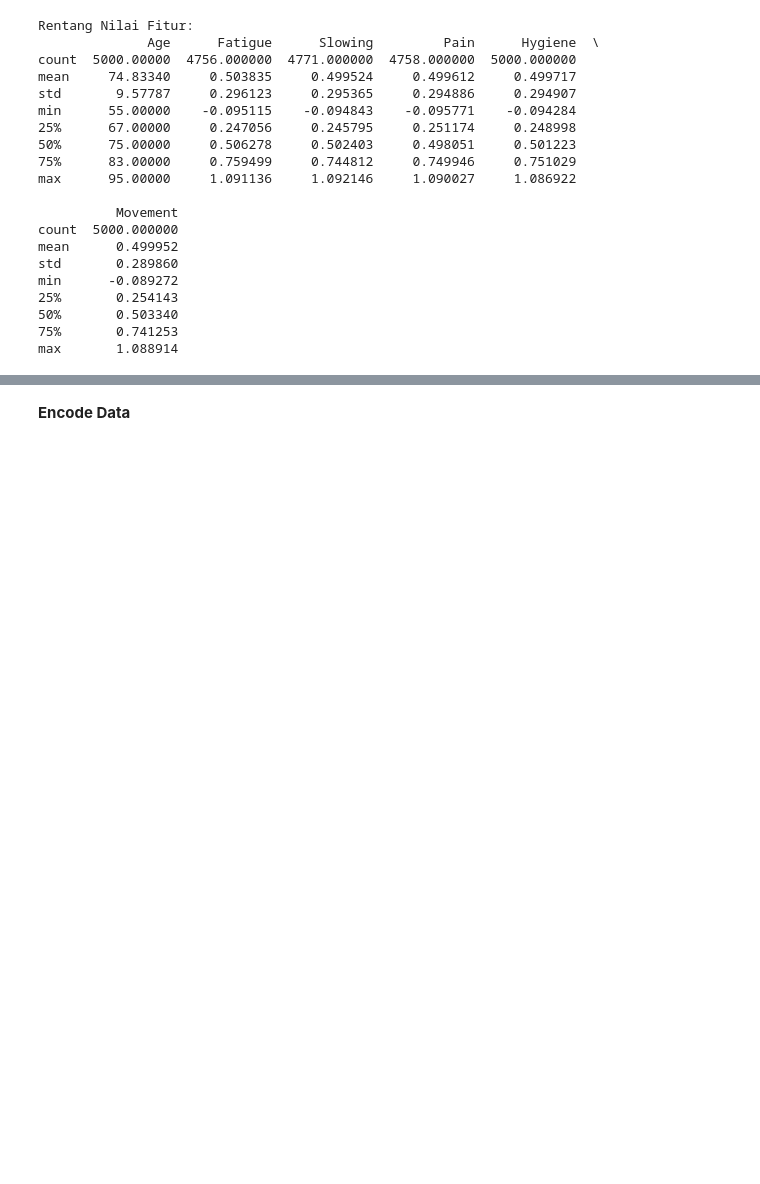
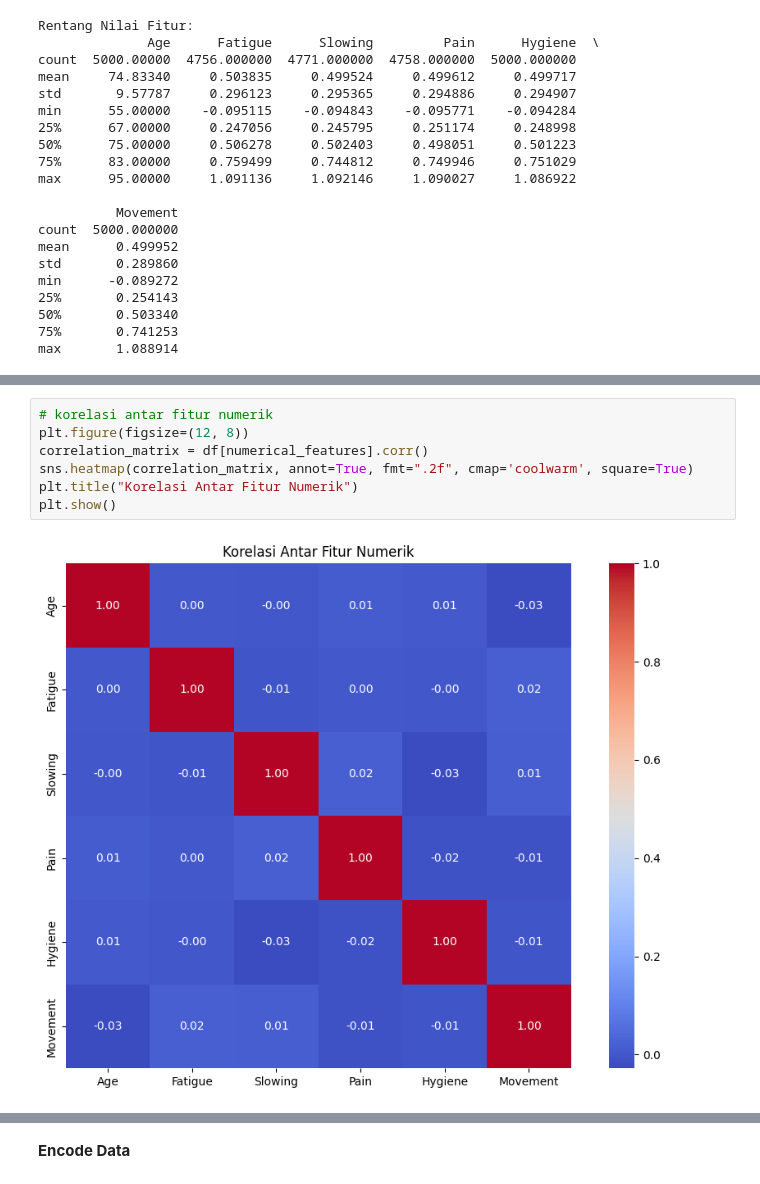
Before and after one commit to Fakhrezy/descData_ML, a Jupyter notebook: symptonsDesc.ipynb, the cells around one changed output, grey strips where cells are left out. Saved outputs shown, nothing was run; the diff lists cells and outputs as text; blank space fills up the shorter version.

```diff
--- a/symptonsDesc.ipynb
+++ b/symptonsDesc.ipynb
@@ -132,0 +154,9 @@ max       1.088914
+# %%
+# korelasi antar fitur numerik
+plt.figure(figsize=(12, 8))
+correlation_matrix = df[numerical_features].corr()
+sns.heatmap(correlation_matrix, annot=True, fmt=".2f", cmap='coolwarm', square=True)
+plt.title("Korelasi Antar Fitur Numerik")
+plt.show()
+# %% [output]
+[figure, added]
```
Also changed, not shown: parts of 7 cells of this notebook.
